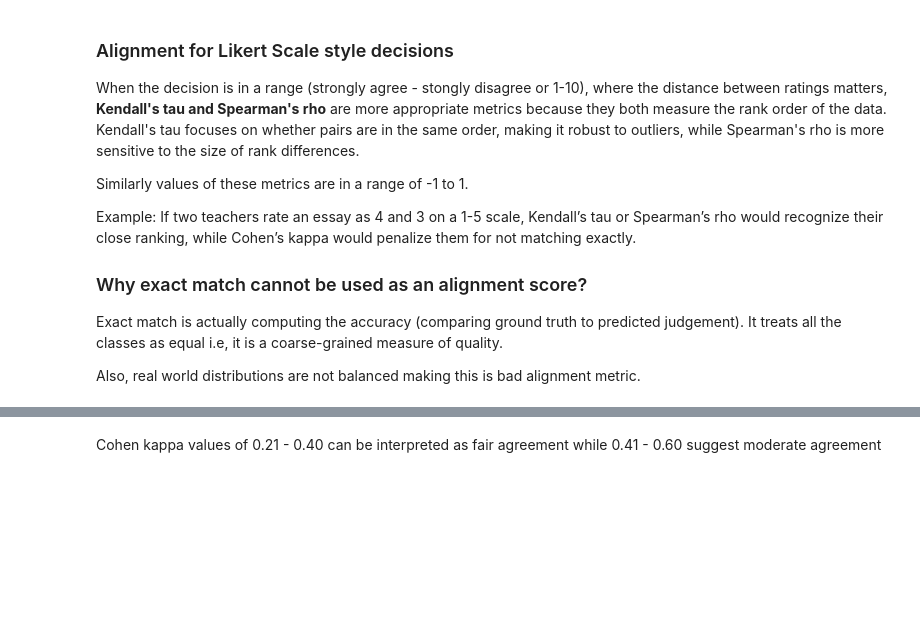
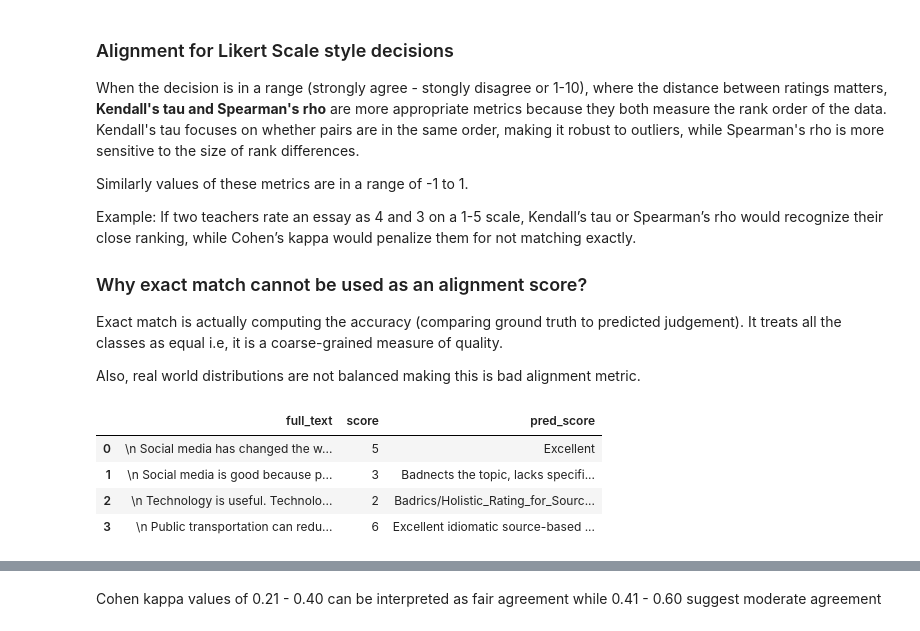
Before and after one commit to rea-fernandes/ai-studio-portfolio, a Jupyter notebook: notebooks/chapter_03_designing_and_improving.ipynb, the cells around one changed output, grey strips where cells are left out. Saved outputs shown, nothing was run; the diff lists cells and outputs as text; code cells hidden in the pictures; blank space fills up the shorter version.

```diff
--- a/notebooks/chapter_03_designing_and_improving.ipynb
+++ b/notebooks/chapter_03_designing_and_improving.ipynb
@@ -343,10 +406,16 @@ Also, real world distributions are not balanced making this is bad alignment met
 # %%
 from utils.utils import get_evaluation_predictions
 
 # Get evaluation predictions
 # Put in your own evaluation Call ID 👇
 eval_df = get_evaluation_predictions(
-    weave_client, eval_call_id="01942b5f-2c3a-7ce1-a716-7209bb2acd8f"
+    weave_client, eval_call_id="01a0d4b6-7084-7afd-bf22-d9221ef6fa38"
 )
 
 eval_df.head()
+# %% [output]
+|  | full_text | score | pred_score |
+| 0 | \n Social media has changed the w... | 5 | Excellent |
+| 1 | \n Social media is good because p... | 3 | Badnects the topic, lacks specifi... |
+| 2 | \n Technology is useful. Technolo... | 2 | Badrics/Holistic_Rating_for_Sourc... |
+| 3 | \n Public transportation can redu... | 6 | Excellent idiomatic source-based ... |
```
Also changed, not shown: parts of 9 cells of this notebook.
